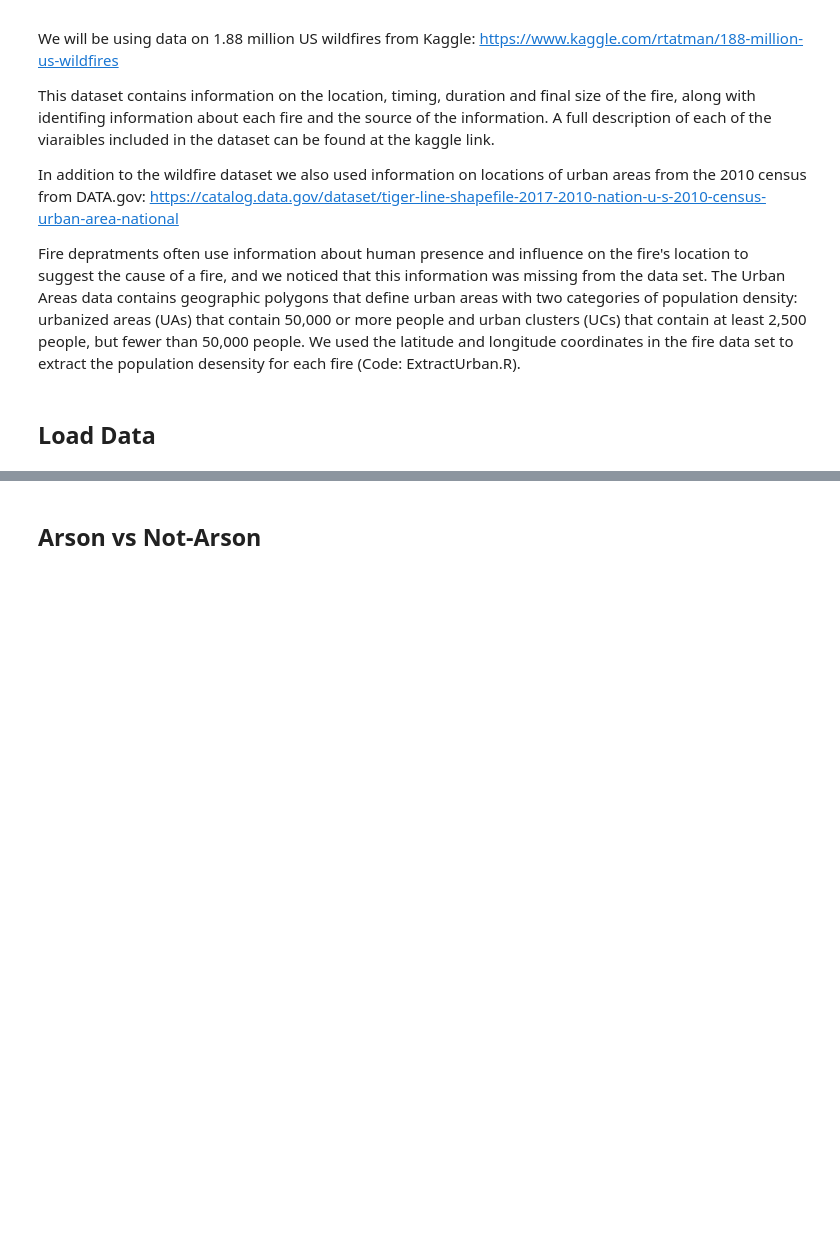
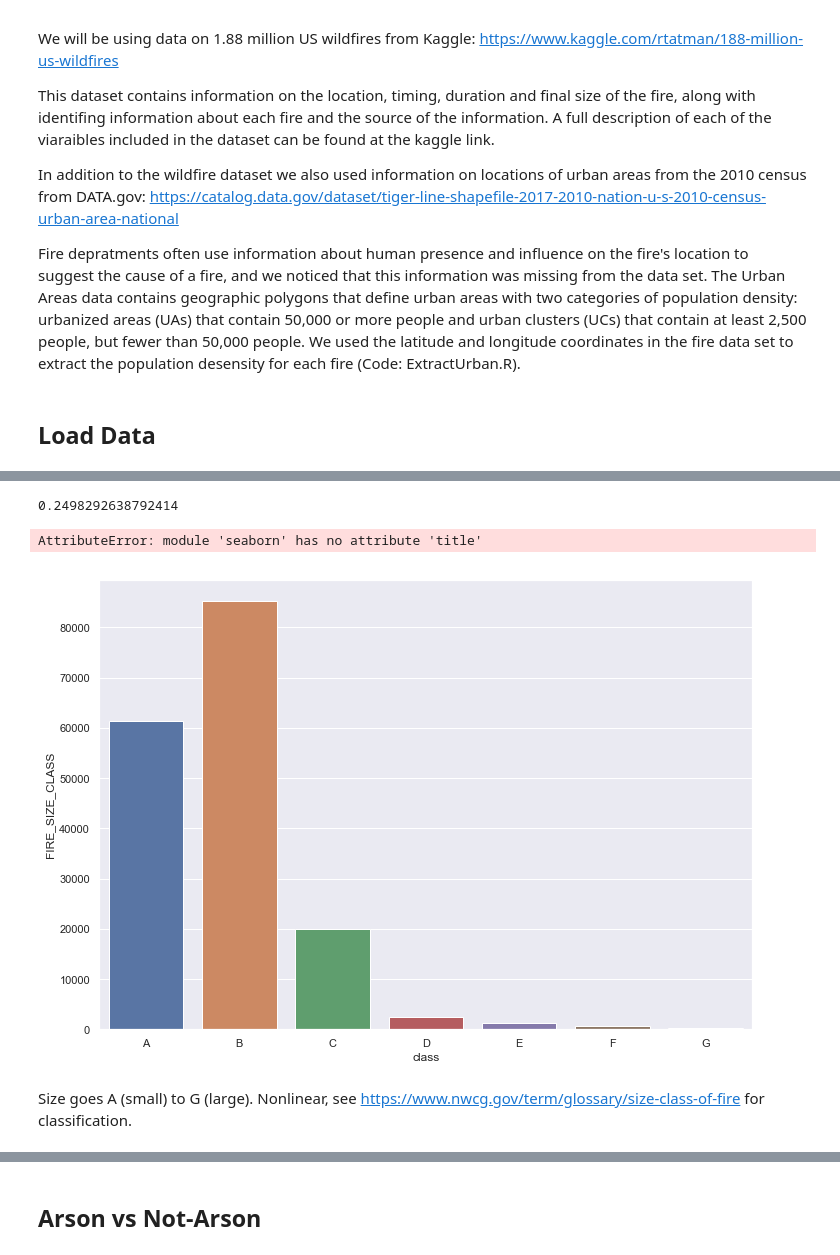
Before and after one commit to carterportwood/Wildfires_ML_Project, a Jupyter notebook: 208 Project.ipynb, the cells around one changed output, grey strips where cells are left out. Saved outputs shown, nothing was run; the diff lists cells and outputs as text; code cells hidden in the pictures; blank space fills up the shorter version.

Commit message:
Changed some data going into model, added some plots

```diff
--- a/208 Project.ipynb
+++ b/208 Project.ipynb
@@ -131,0 +70,3 @@ set(fires.STAT_CAUSE_CODE), set(fires.STAT_CAUSE_DESCR)
+# %%
+fires['source_system_fed'] = fires.SOURCE_SYSTEM_TYPE.map(lambda x: int(x != "FED"))
+fires.source_system_fed.value_counts()
@@ -131,0 +79,2 @@ set(fires.STAT_CAUSE_CODE), set(fires.STAT_CAUSE_DESCR)
+# %%
+sns.set(rc={'figure.figsize':(11.7,8.27)})
@@ -131,0 +102,17 @@ set(fires.STAT_CAUSE_CODE), set(fires.STAT_CAUSE_DESCR)
+# %%
+# Baseline accuracy to beat
+print(fires["STAT_CAUSE_DESCR"].value_counts()[0]/len(fires))
+# %% [output]
+0.2498292638792414
+# %%
+fire_size_dist = pd.DataFrame(fires["FIRE_SIZE_CLASS"].value_counts()).sort_index()
+fire_size_dist["class"] = fire_size_dist.index
+_=sns.barplot(data=fire_size_dist, x="class", y="FIRE_SIZE_CLASS")
+_=sns.title("Distribution of Fire Size Class")
+
+#_=plt.figure(figsize=(100,100))
+# %% [output]
+AttributeError: module 'seaborn' has no attribute 'title'
+[figure, added]
+# %% [markdown]
+Size goes A (small) to G (large). Nonlinear, see https://www.nwcg.gov/term/glossary/size-class-of-fire for classification.
```
Also changed, not shown: parts of 22 cells of this notebook, 1 other file.
